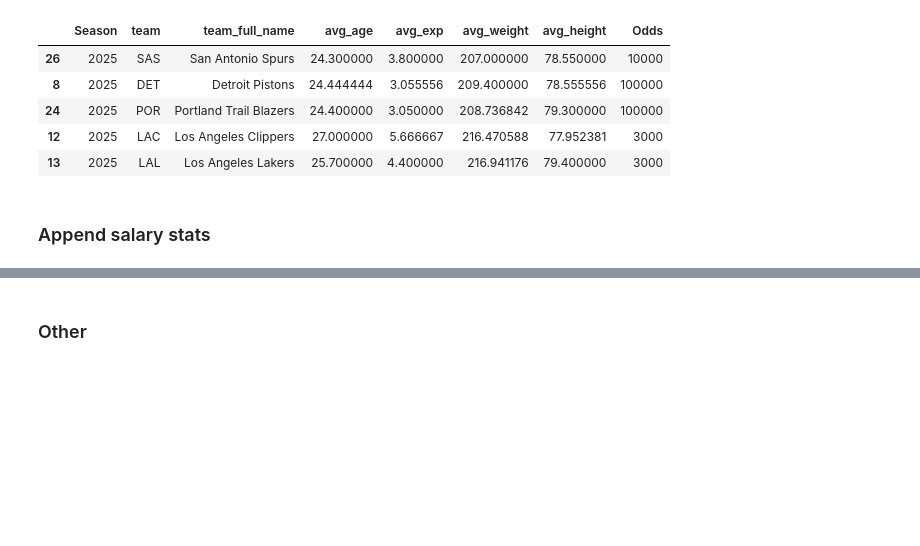
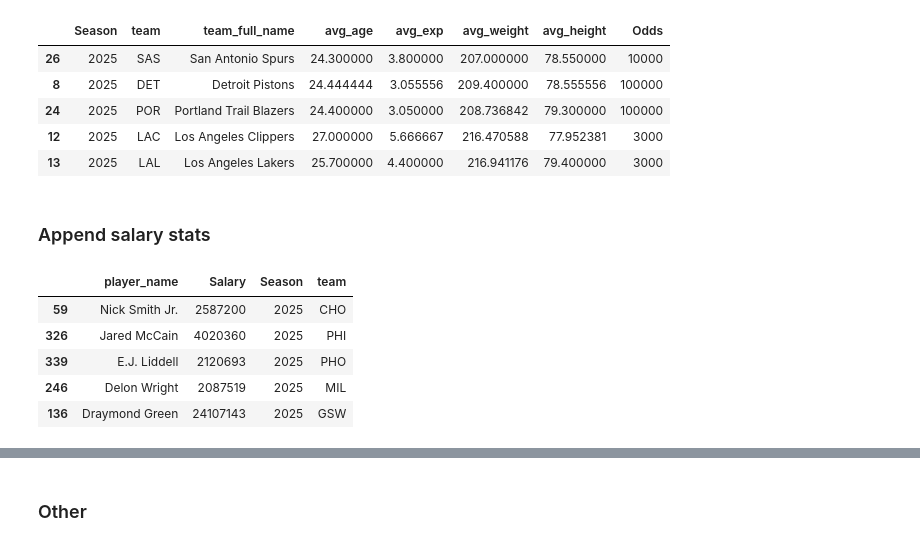
Before and after one commit to TomHavy/Nba-Standings-Prediction, a Jupyter notebook: scrap-nba-data.ipynb, the cells around one changed output, grey strips where cells are left out. Drawn from its saved outputs; the diff is of its cells as text; code cells hidden in the pictures; blank space fills up the shorter version.

```diff
--- a/scrap-nba-data.ipynb
+++ b/scrap-nba-data.ipynb
@@ -245,0 +258,41 @@ avg_n_odds.sample(5)
+# %%
+# https://www.basketball-reference.com/teams/CHO/2025.html
+
+from selenium import webdriver
+from selenium.webdriver.common.by import By
+from selenium.webdriver.chrome.service import Service
+from webdriver_manager.chrome import ChromeDriverManager
+
+def scrape_season(season,team_names):
+    all_data = pd.DataFrame()
+
+    driver = webdriver.Chrome()
+
+    for team in team_names:
+
+        url = f"https://www.basketball-reference.com/teams/{team}/{season}.html"
+
+        driver.get(url)
+
+        time.sleep(5)
+
+        soup = BeautifulSoup(driver.page_source, 'html.parser')
+
+        div = soup.find('div', {'id': 'div_salaries2'})
+
+        if div:
+            table = div.find('table', {'id': 'salaries2'})
+            if table:
+                df = pd.read_html(str(table))[0]
+                df['Season'] = season
+                df['team']= team
+                df = clean_salaries(df)
+                all_data = pd.concat([all_data, df], ignore_index=True)
+            else:
+                print(f"No table found inside the div for {team} in {season}")
+        else:
+            print(f"No div with id 'div_salaries2' found for {team} in {season}")
+
+    driver.quit()  # Close the browser session
+
+    return all_data
@@ -245,0 +301,9 @@ avg_n_odds.sample(5)
+# %%
+salaries.sample(5)
+# %% [output]
+|  | player_name | Salary | Season | team |
+| 59 | Nick Smith Jr. | 2587200 | 2025 | CHO |
+| 326 | Jared McCain | 4020360 | 2025 | PHI |
+| 339 | E.J. Liddell | 2120693 | 2025 | PHO |
+| 246 | Delon Wright | 2087519 | 2025 | MIL |
+| 136 | Draymond Green | 24107143 | 2025 | GSW |
```
Also changed, not shown: parts of 16 cells of this notebook.
